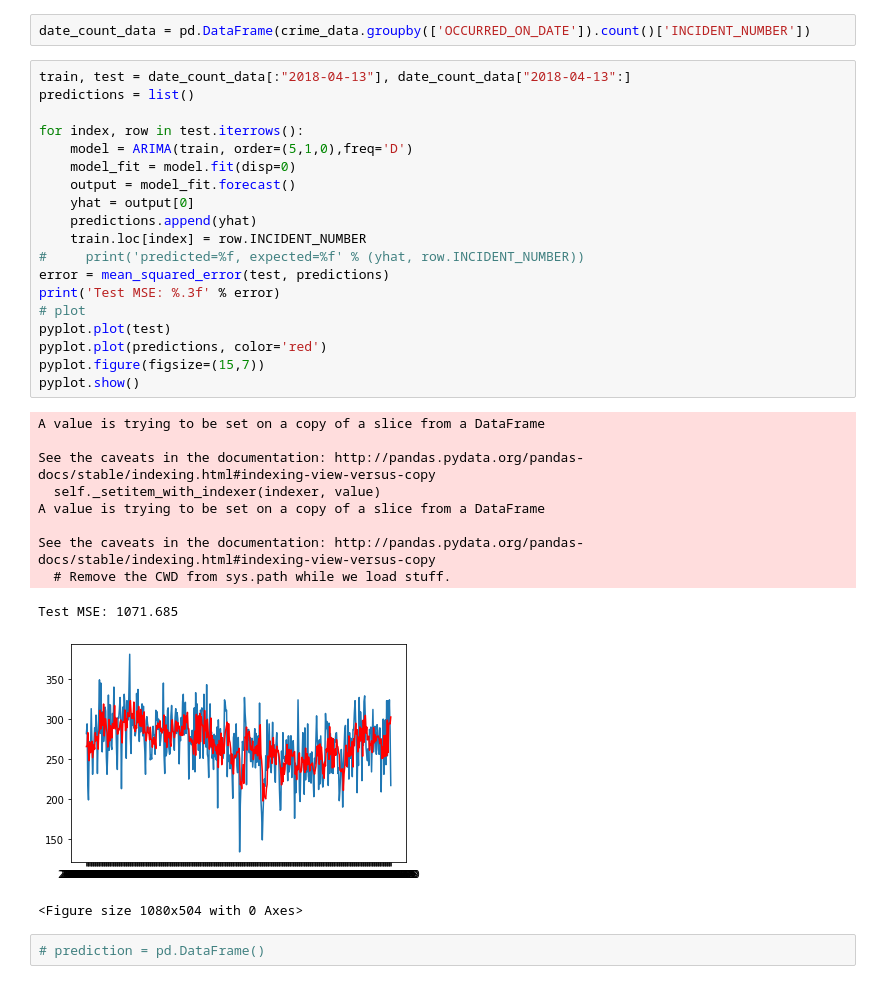
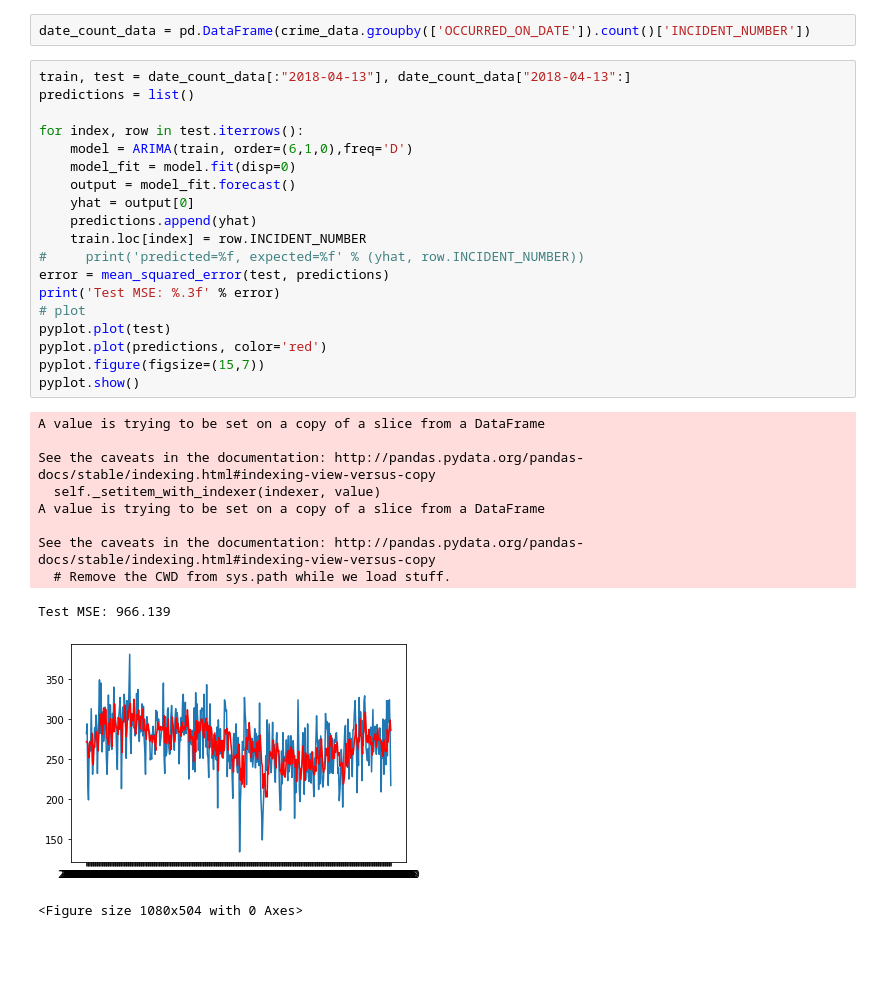
Before and after one commit to mitresh95/ImpactOfCrimeOnHousing, a Jupyter notebook: Project.ipynb, the cells around one changed output. Saved outputs shown, nothing was run; the diff lists cells and outputs as text; blank space fills up the shorter version.

```diff
--- a/Project.ipynb
+++ b/Project.ipynb
@@ -189,36 +186,34 @@ date_count_data = pd.DataFrame(crime_data.groupby(['OCCURRED_ON_DATE']).count()[
 # %%
 train, test = date_count_data[:"2018-04-13"], date_count_data["2018-04-13":]
 predictions = list()
 
 for index, row in test.iterrows():
-    model = ARIMA(train, order=(5,1,0),freq='D')
+    model = ARIMA(train, order=(6,1,0),freq='D')
     model_fit = model.fit(disp=0)
     output = model_fit.forecast()
     yhat = output[0]
     predictions.append(yhat)
     train.loc[index] = row.INCIDENT_NUMBER
 #     print('predicted=%f, expected=%f' % (yhat, row.INCIDENT_NUMBER))
 error = mean_squared_error(test, predictions)
 print('Test MSE: %.3f' % error)
 # plot
 pyplot.plot(test)
 pyplot.plot(predictions, color='red')
 pyplot.figure(figsize=(15,7))
 pyplot.show()
 # %% [output]
 A value is trying to be set on a copy of a slice from a DataFrame
 
 See the caveats in the documentation: http://pandas.pydata.org/pandas-docs/stable/indexing.html#indexing-view-versus-copy
   self._setitem_with_indexer(indexer, value)
 A value is trying to be set on a copy of a slice from a DataFrame
 
 See the caveats in the documentation: http://pandas.pydata.org/pandas-docs/stable/indexing.html#indexing-view-versus-copy
   # Remove the CWD from sys.path while we load stuff.
-Test MSE: 1071.685
+Test MSE: 966.139
-[figure, old version]
+[figure, new version]
 <Figure size 1080x504 with 0 Axes>
-# %%
-# prediction = pd.DataFrame()
 # %%
 pyplot.figure(figsize=(20,10))
 pyplot.plot(test.tail(30))
```
Also changed, not shown: parts of 11 cells of this notebook, 1 other file.
